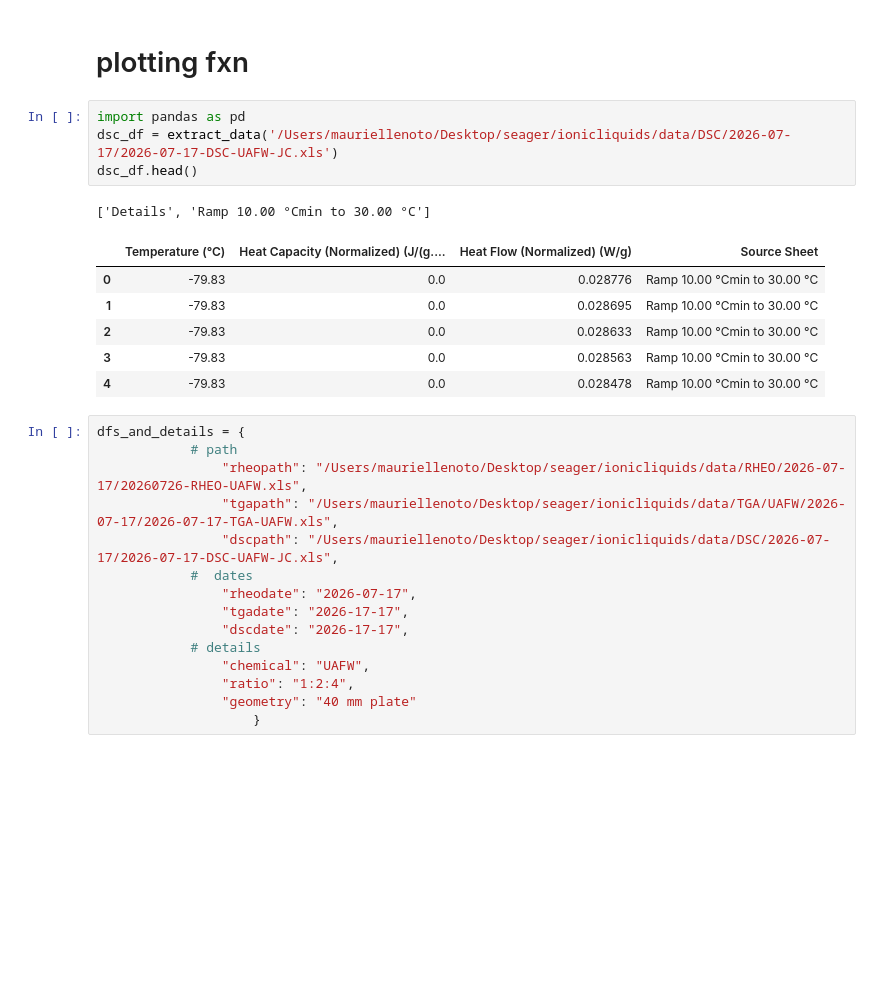
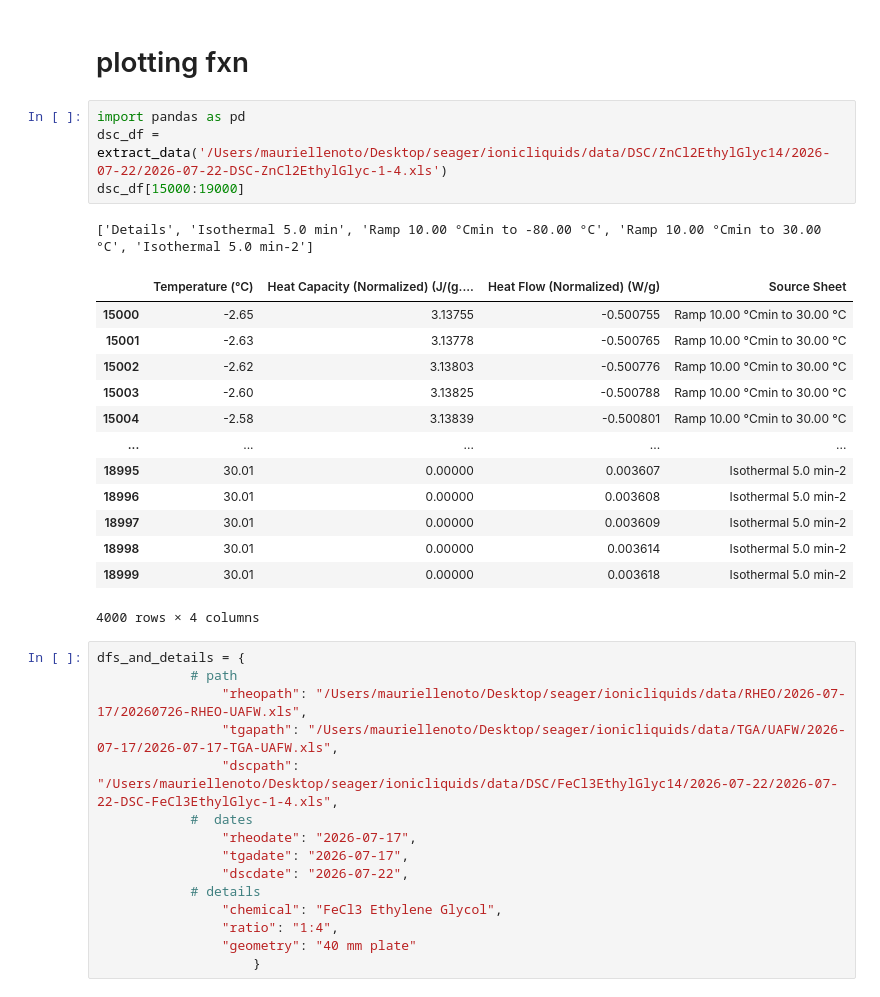
Before and after one commit to maurielle-noto/ionic-liquid-characterization, a Jupyter notebook: dsc.ipynb, the cells around one changed output. Drawn from its saved outputs; the diff is of its cells as text; blank space fills up the shorter version.

```diff
--- a/dsc.ipynb
+++ b/dsc.ipynb
@@ -212,29 +94,36 @@ plot_multiple(
 # plotting fxn
 # %%
 import pandas as pd
-dsc_df = extract_data('/Users/mauriellenoto/Desktop/seager/ionicliquids/data/DSC/2026-07-17/2026-07-17-DSC-UAFW-JC.xls')
-dsc_df.head()
+dsc_df = extract_data('/Users/mauriellenoto/Desktop/seager/ionicliquids/data/DSC/ZnCl2EthylGlyc14/2026-07-22/2026-07-22-DSC-ZnCl2EthylGlyc-1-4.xls')
+dsc_df[15000:19000]
 # %% [output]
-['Details', 'Ramp 10.00 °Cmin to 30.00 °C']
+['Details', 'Isothermal 5.0 min', 'Ramp 10.00 °Cmin to -80.00 °C', 'Ramp 10.00 °Cmin to 30.00 °C', 'Isothermal 5.0 min-2']
 |  | Temperature (°C) | Heat Capacity (Normalized) (J/(g.... | Heat Flow (Normalized) (W/g) | Source Sheet |
-| 0 | -79.83 | 0.0 | 0.028776 | Ramp 10.00 °Cmin to 30.00 °C |
-| 1 | -79.83 | 0.0 | 0.028695 | Ramp 10.00 °Cmin to 30.00 °C |
-| 2 | -79.83 | 0.0 | 0.028633 | Ramp 10.00 °Cmin to 30.00 °C |
-| 3 | -79.83 | 0.0 | 0.028563 | Ramp 10.00 °Cmin to 30.00 °C |
-| 4 | -79.83 | 0.0 | 0.028478 | Ramp 10.00 °Cmin to 30.00 °C |
+| 15000 | -2.65 | 3.13755 | -0.500755 | Ramp 10.00 °Cmin to 30.00 °C |
+| 15001 | -2.63 | 3.13778 | -0.500765 | Ramp 10.00 °Cmin to 30.00 °C |
+| 15002 | -2.62 | 3.13803 | -0.500776 | Ramp 10.00 °Cmin to 30.00 °C |
+| 15003 | -2.60 | 3.13825 | -0.500788 | Ramp 10.00 °Cmin to 30.00 °C |
+| 15004 | -2.58 | 3.13839 | -0.500801 | Ramp 10.00 °Cmin to 30.00 °C |
+| ... | ... | ... | ... | ... |
+| 18995 | 30.01 | 0.00000 | 0.003607 | Isothermal 5.0 min-2 |
+| 18996 | 30.01 | 0.00000 | 0.003608 | Isothermal 5.0 min-2 |
+| 18997 | 30.01 | 0.00000 | 0.003609 | Isothermal 5.0 min-2 |
+| 18998 | 30.01 | 0.00000 | 0.003614 | Isothermal 5.0 min-2 |
+| 18999 | 30.01 | 0.00000 | 0.003618 | Isothermal 5.0 min-2 |
+4000 rows × 4 columns
 # %%
 dfs_and_details = {
             # path
                 "rheopath": "/Users/mauriellenoto/Desktop/seager/ionicliquids/data/RHEO/2026-07-17/20260726-RHEO-UAFW.xls",
                 "tgapath": "/Users/mauriellenoto/Desktop/seager/ionicliquids/data/TGA/UAFW/2026-07-17/2026-07-17-TGA-UAFW.xls",
-                "dscpath": "/Users/mauriellenoto/Desktop/seager/ionicliquids/data/DSC/2026-07-17/2026-07-17-DSC-UAFW-JC.xls",
+                "dscpath": "/Users/mauriellenoto/Desktop/seager/ionicliquids/data/DSC/FeCl3EthylGlyc14/2026-07-22/2026-07-22-DSC-FeCl3EthylGlyc-1-4.xls",
             #  dates
                 "rheodate": "2026-07-17",
-                "tgadate": "2026-17-17",
-                "dscdate": "2026-17-17",
+                "tgadate": "2026-07-17",
+                "dscdate": "2026-07-22",
             # details
-                "chemical": "UAFW",
-                "ratio": "1:2:4",
+                "chemical": "FeCl3 Ethylene Glycol",
+                "ratio": "1:4",
                 "geometry": "40 mm plate"
                     }
 # %%
```
Also changed, not shown: parts of 5 cells of this notebook, 2 other files.
